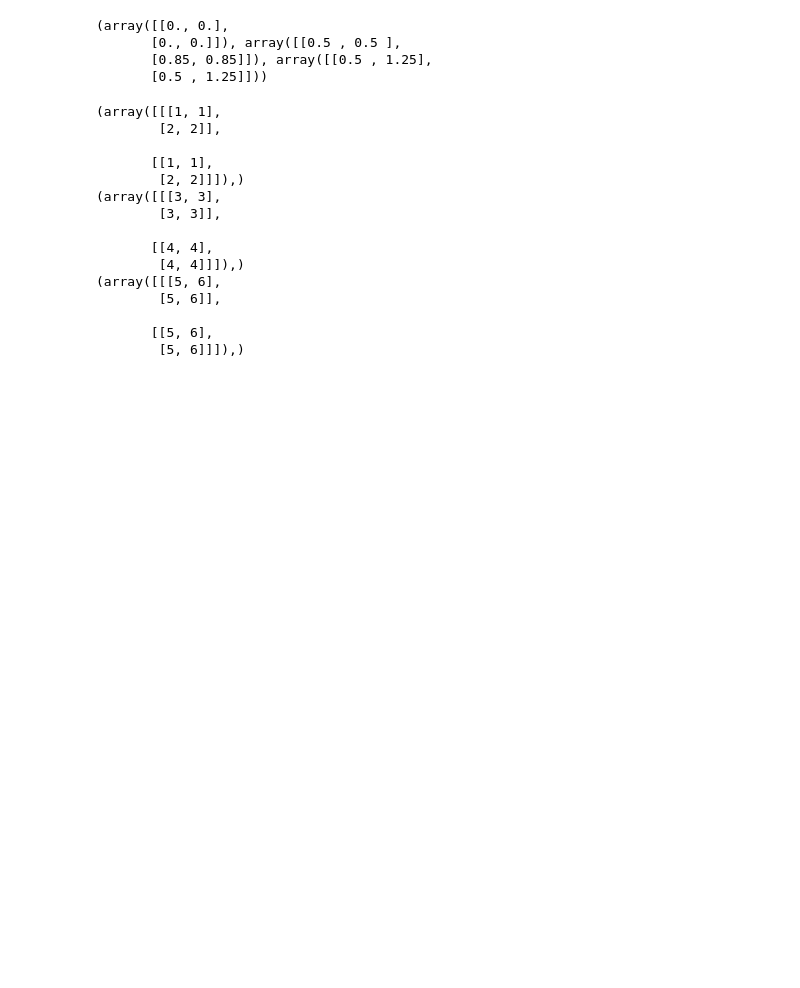
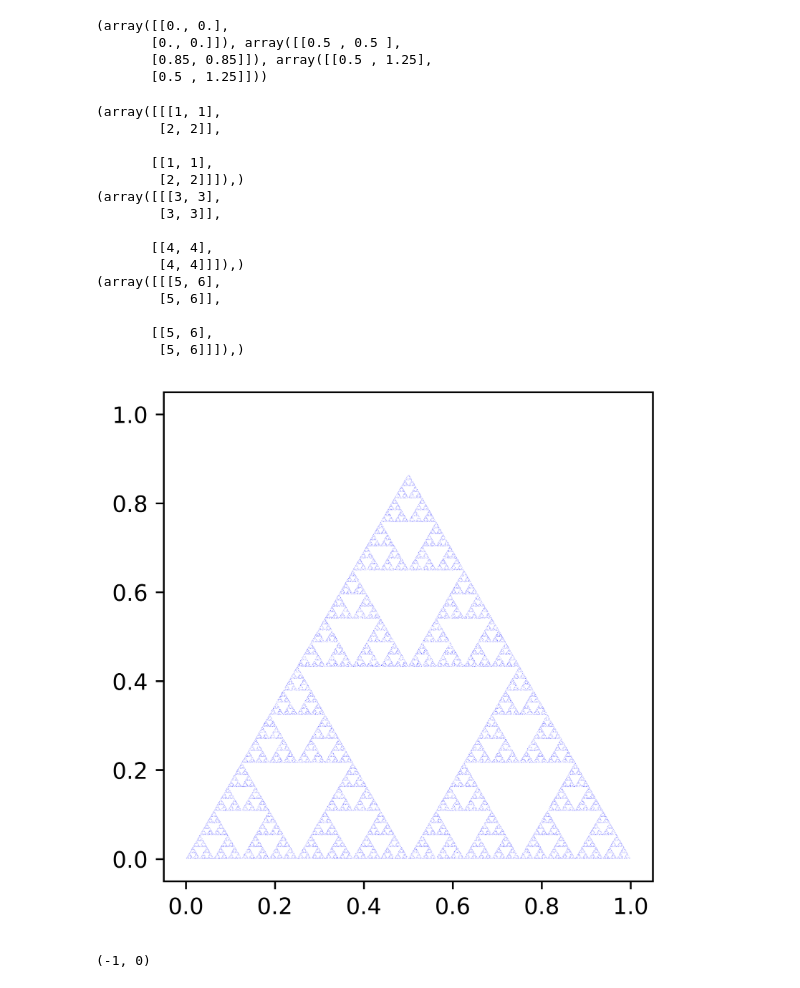
Before and after one commit to BMDragon/JupyterThings, a Jupyter notebook: PlayAround.ipynb, the cells around one changed output. Drawn from its saved outputs; the diff is of its cells as text; code cells hidden in the pictures; blank space fills up the shorter version.

```diff
--- a/PlayAround.ipynb
+++ b/PlayAround.ipynb
@@ -63,3 +65,28 @@ for x in zip(mm):
 
        [[5, 6],
         [5, 6]]]),)
+# %%
+def avgPoint(x1, y1, x2, y2):
+    avgX = (x1+x2)/2
+    avgY = (y1+y2)/2
+    return [avgX, avgY]
+# %%
+x = random.random()
+y = random.random()
+corners = np.array([
+    [[0.0, 0.0], [0.5, np.sqrt(3)/2], [1.0, 0.0], [0.25, np.sqrt(3)/4], [0.75, np.sqrt(3)/4], [0.5, 0.0]],
+    [[0.0, 0.0], [0.0, 1.0], [1.0, 0.0], [1.0, 1.0], [0.0, 0.5], [0.5, 0.0], [0.5, 1.0], [1.0, 0.5]],
+    [[0.0, 0.0]],
+    [[0.0, 0.5], [0.25, np.sqrt(3)/2], [0.75, np.sqrt(3)/2], [1.0, 0.5], [0.75, 0.0], [0.25, 0.0]]
+])
+# %%
+plt.figure(dpi = 1000)
+plt.axis('square')
+plt.plot(x, y, 'b,')
+n = 3
+for i in range(100000):
+    x, y = avgPoint(x, y, *corners[n-3][random.randint(0,n-1)])
+    plt.plot(x, y, 'b,')
+plt.show()
+# %% [output]
+[figure, added]
@@ -65,0 +111,5 @@ for x in zip(mm):
+# %%
+arr = np.array([1, 2, 4, 7, 17, 19, 8, 7])
+test(arr)
+# %% [output]
+(-1, 0)
```
Also changed, not shown: parts of 3 cells of this notebook, 7 other files.
